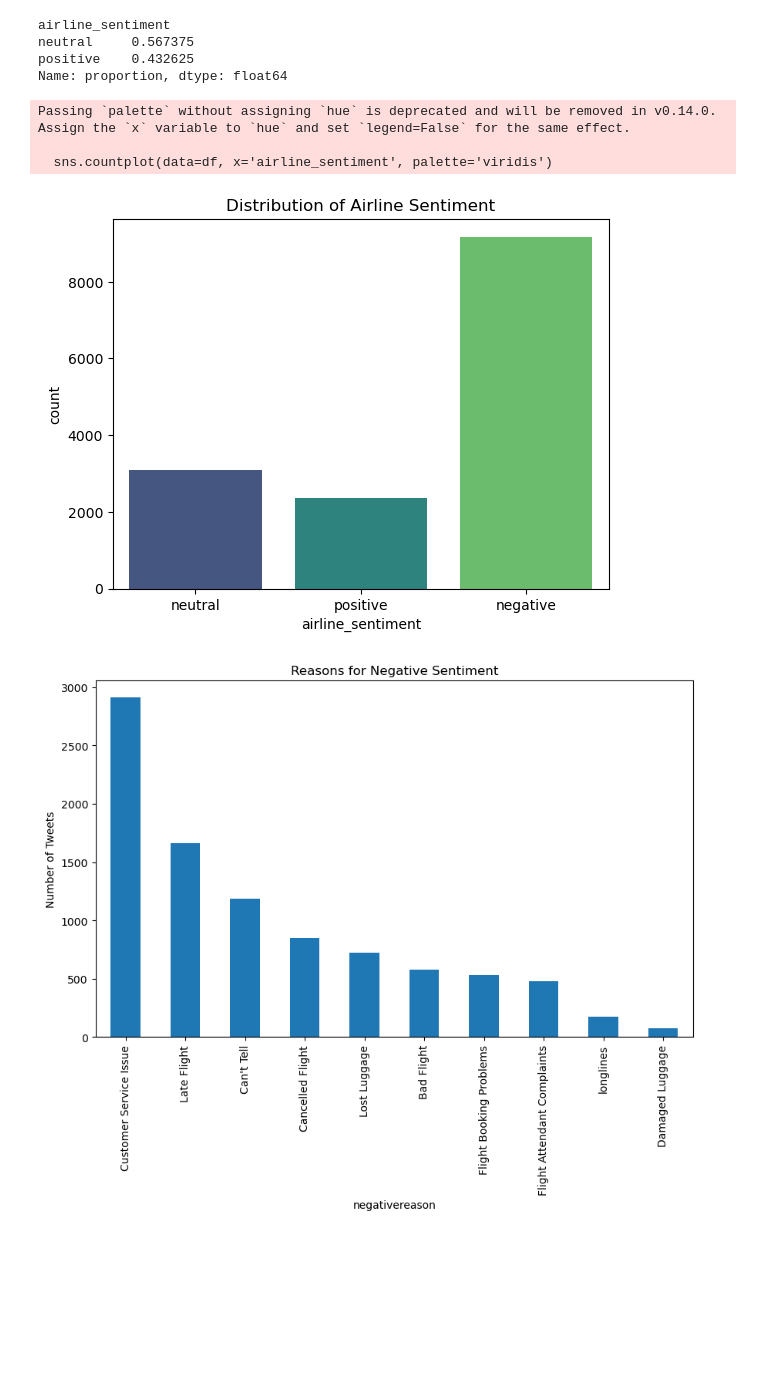
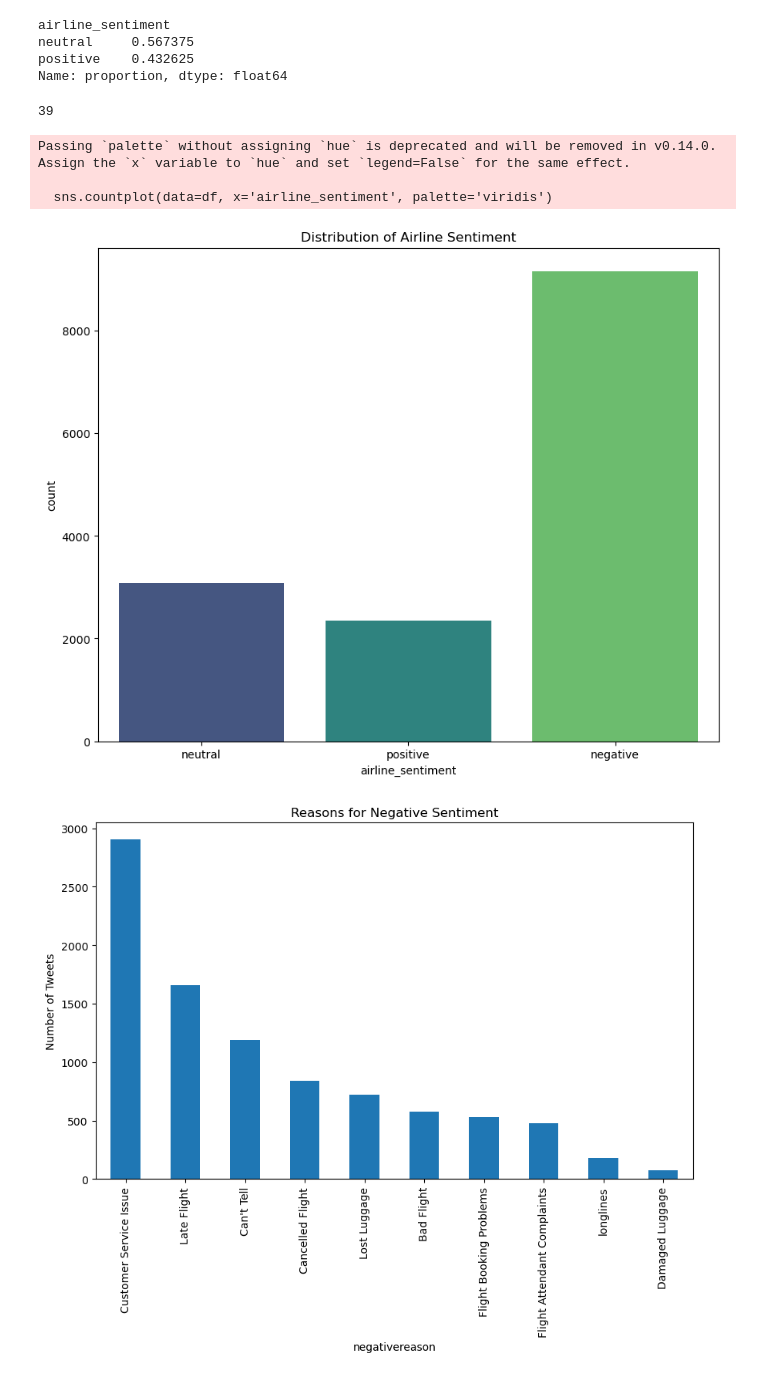
Before and after one commit to mariagraciaalbrecht-ship-it/NLP_Mini_Assignment, a Jupyter notebook: NLPMiniAssignment.ipynb, the cells around one changed output. Saved outputs shown, nothing was run; the diff lists cells and outputs as text; code cells hidden in the pictures; blank space fills up the shorter version.

```diff
--- a/NLPMiniAssignment.ipynb
+++ b/NLPMiniAssignment.ipynb
@@ -139,20 +190,32 @@ Name: proportion, dtype: float64
 # %%
 # With this result, we confirm that all missing values in "negativereason" correspond to positive and neutral sentiments.
 # This means that for EDA, we cannot analyze "negativereason" for positive and neutral sentiments.
+# %%
+# Checking for duplicates
+print(df.duplicated().sum())
+
+# Dropping duplicates
+df = df.drop_duplicates().reset_index(drop=True)
+
+# I have dropped the duplicates because they were not many (around 30), and it is likely they were there due to a mistake.
+# %% [output]
+39
 # %%
 # EDA
 
 # Sentiment distribution
 # Here we will look at the balance between positive, neutral and negative sentiments in the tweets.
+# (Graphs made with the aid of Chat GPT)
 
+plt.figure(figsize=(10,8))
 sns.countplot(data=df, x='airline_sentiment', palette='viridis')
 plt.title("Distribution of Airline Sentiment")
 plt.show()
 # %% [output]
 Passing `palette` without assigning `hue` is deprecated and will be removed in v0.14.0. Assign the `x` variable to `hue` and set `legend=False` for the same effect.
 
   sns.countplot(data=df, x='airline_sentiment', palette='viridis')
-[figure, old version]
+[figure, new version]
 # %%
 # We can see from the result that most of the tweets have a negative sentiment, and the least have a positive sentiment.
 # %%
```
Also changed, not shown: parts of 34 cells of this notebook.
